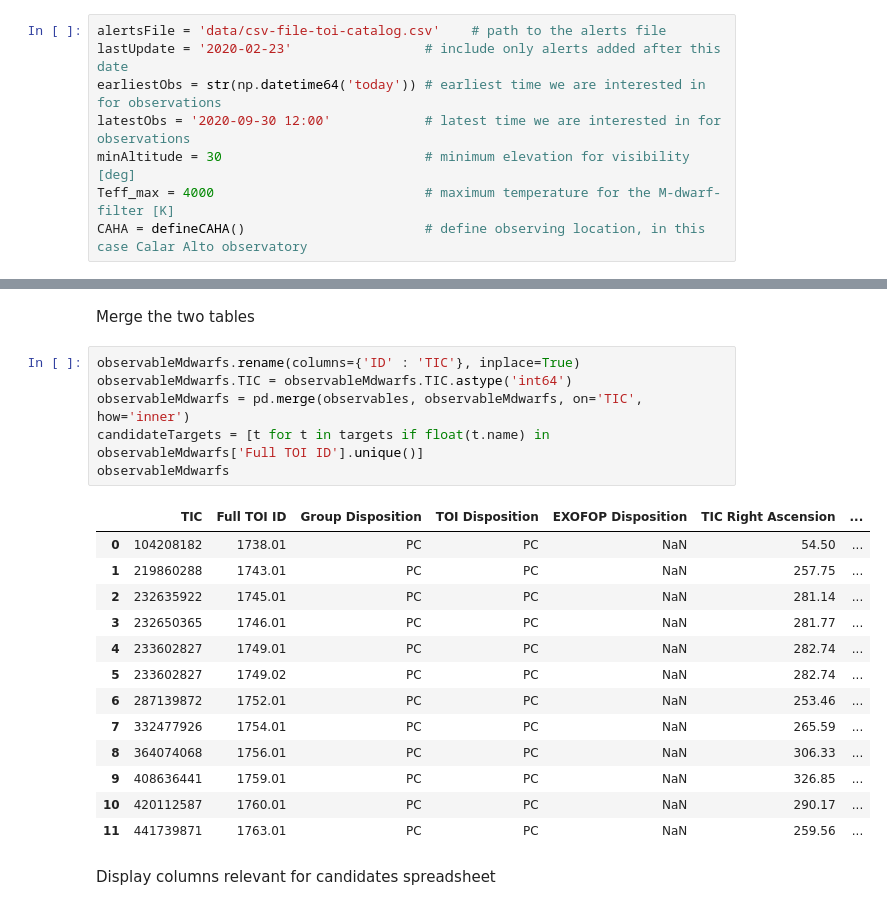
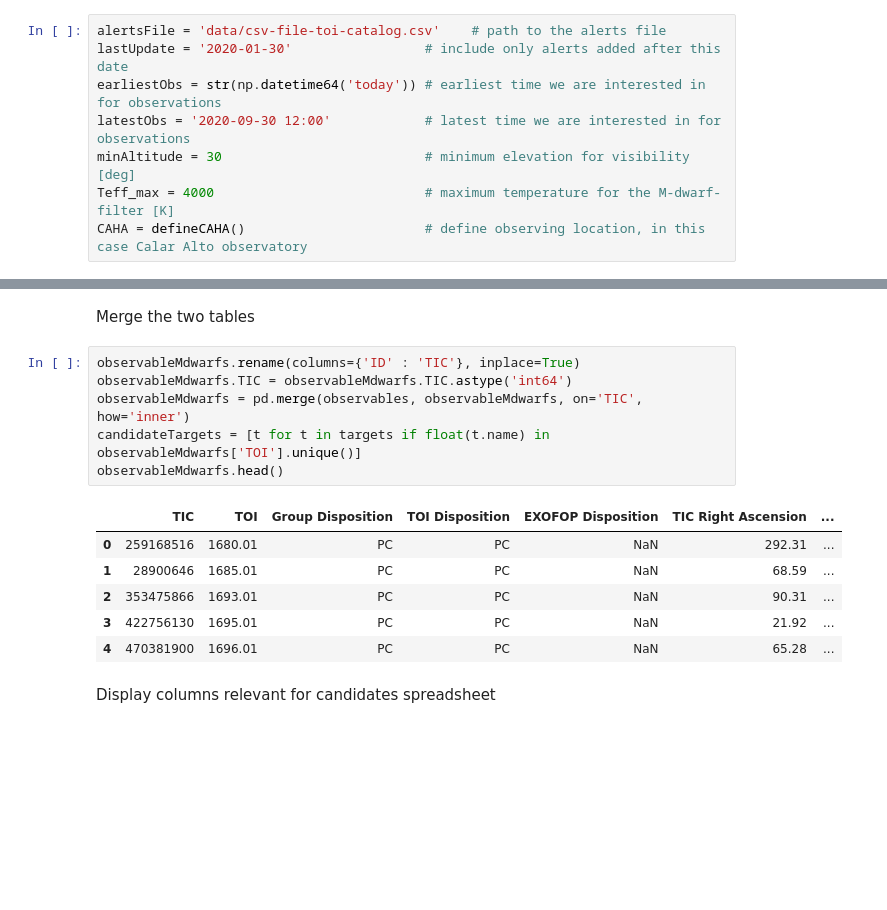
Before and after one commit to matiscke/TESSalerts, a Jupyter notebook: TESSalerts.ipynb, the cells around one changed output, grey strips where cells are left out. Saved outputs shown, nothing was run; the diff lists cells and outputs as text; blank space fills up the shorter version.

```diff
--- a/TESSalerts.ipynb
+++ b/TESSalerts.ipynb
@@ -31,7 +31,7 @@ The autoreload extension is already loaded. To reload it, use:
 Define observational constraints, the Calar Alto Observatory, a maximum effective temperature.
 # %%
 alertsFile = 'data/csv-file-toi-catalog.csv'    # path to the alerts file
-lastUpdate = '2020-02-23'                 # include only alerts added after this date
+lastUpdate = '2020-01-30'                 # include only alerts added after this date
 earliestObs = str(np.datetime64('today')) # earliest time we are interested in for observations
 latestObs = '2020-09-30 12:00'            # latest time we are interested in for observations
 minAltitude = 30                          # minimum elevation for visibility [deg]
@@ -85,23 +94,16 @@ Merge the two tables
 # %%
 observableMdwarfs.rename(columns={'ID' : 'TIC'}, inplace=True)
 observableMdwarfs.TIC = observableMdwarfs.TIC.astype('int64')
 observableMdwarfs = pd.merge(observables, observableMdwarfs, on='TIC', how='inner')
-candidateTargets = [t for t in targets if float(t.name) in observableMdwarfs['Full TOI ID'].unique()]
-observableMdwarfs
+candidateTargets = [t for t in targets if float(t.name) in observableMdwarfs['TOI'].unique()]
+observableMdwarfs.head()
 # %% [output]
-|  | TIC | Full TOI ID | Group Disposition | TOI Disposition | EXOFOP Disposition | TIC Right Ascension | ... |
-| 0 | 104208182 | 1738.01 | PC | PC | NaN | 54.50 | ... |
-| 1 | 219860288 | 1743.01 | PC | PC | NaN | 257.75 | ... |
-| 2 | 232635922 | 1745.01 | PC | PC | NaN | 281.14 | ... |
-| 3 | 232650365 | 1746.01 | PC | PC | NaN | 281.77 | ... |
-| 4 | 233602827 | 1749.01 | PC | PC | NaN | 282.74 | ... |
-| 5 | 233602827 | 1749.02 | PC | PC | NaN | 282.74 | ... |
-| 6 | 287139872 | 1752.01 | PC | PC | NaN | 253.46 | ... |
-| 7 | 332477926 | 1754.01 | PC | PC | NaN | 265.59 | ... |
-| 8 | 364074068 | 1756.01 | PC | PC | NaN | 306.33 | ... |
-| 9 | 408636441 | 1759.01 | PC | PC | NaN | 326.85 | ... |
-| 10 | 420112587 | 1760.01 | PC | PC | NaN | 290.17 | ... |
-| 11 | 441739871 | 1763.01 | PC | PC | NaN | 259.56 | ... |
+|  | TIC | TOI | Group Disposition | TOI Disposition | EXOFOP Disposition | TIC Right Ascension | ... |
+| 0 | 259168516 | 1680.01 | PC | PC | NaN | 292.31 | ... |
+| 1 | 28900646 | 1685.01 | PC | PC | NaN | 68.59 | ... |
+| 2 | 353475866 | 1693.01 | PC | PC | NaN | 90.31 | ... |
+| 3 | 422756130 | 1695.01 | PC | PC | NaN | 21.92 | ... |
+| 4 | 470381900 | 1696.01 | PC | PC | NaN | 65.28 | ... |
 # %% [markdown]
 Display columns relevant for candidates spreadsheet
 # %%
```
Also changed, not shown: parts of 8 cells of this notebook, 2 other files.
